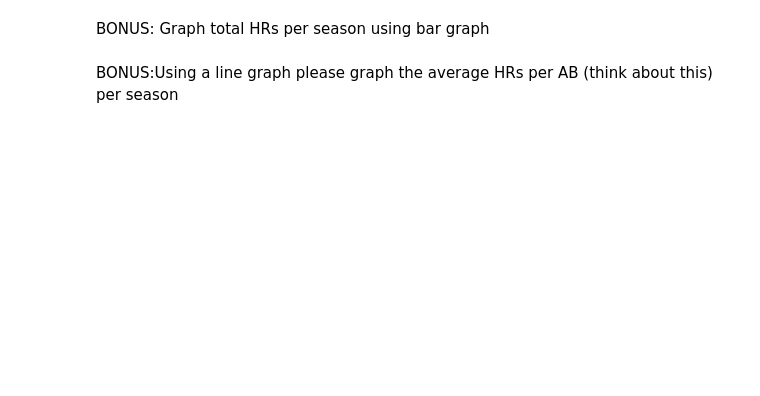
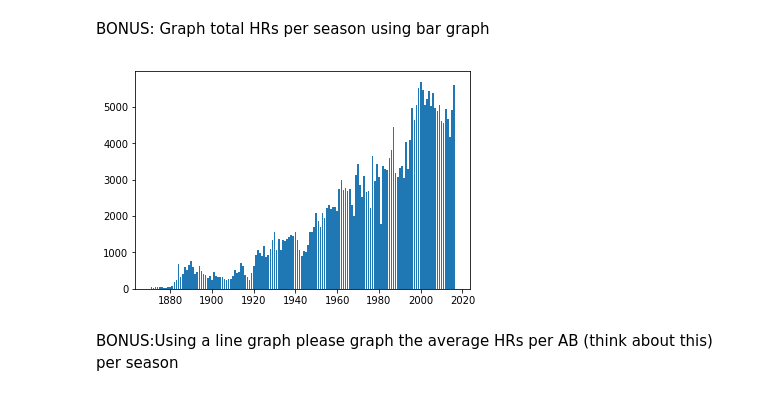
Before and after one commit to adit0817/ProgrammingForDataScience_Assignment2, a Jupyter notebook: Kansara_Adit_Assignment2.ipynb, the cells around one changed output. Drawn from its saved outputs; the diff is of its cells as text; code cells hidden in the pictures; blank space fills up the shorter version.

```diff
--- a/Kansara_Adit_Assignment2.ipynb
+++ b/Kansara_Adit_Assignment2.ipynb
@@ -159,18 +138,14 @@ HighestHitsPlayer
 # %% [markdown]
 10)	Top 5 highest OBP (on base percentage) with at least 500 PAs in 1977?  (Dataframe, first name, last name, OBP, ordered descending by OBP)
 # %%
-# pa = batting[(batting['PA'] >= 500) & (batting['yearID'] == 1977)]
-# pa.sort_values('OBP',ascending=False).head()
-
 PA = df["AB"] + df["BB"] + df["HBP"] + df["SH"] + df["SF"]
 df["PA"] = PA
-OBP = ((df.H + df.IBB + df.HBP) / (df.AB+ df.IBB + df.HBP + df.SH))
-df["OBP"] = OBP
+OnBasePercentage = ((df.H + df.IBB + df.HBP) / (df.AB+ df.IBB + df.HBP + df.SH))
+df["OBP"] = OnBasePercentage
 df.fillna(0 , inplace = True)
 df_avg = (df["H"]/df["AB"])
 df["df_avg"] = df_avg
-Age = df.yearID - df.birthYear
-df["age"] = Age
+
 
 
 PlateAppearence = df[(df["PA"] >= 500) & (df["yearID"] == 1977)]
@@ -376,6 +326,8 @@ SortingMoreThanAtBat
 # %% [markdown]
 24)	 Who is the youngest player to hit 50 or more HRs in a single season? (Dataframe, first name, last name, HRs, season)
 # %%
+PlayerAge = df.yearID - df.birthYear
+df["age"] = PlayerAge
 AggregatingHR = pd.DataFrame(df.groupby(["playerID","yearID","age"]).agg({"HR":sum}))
 YoungestPlayerMoreThan50HR = AggregatingHR[AggregatingHR["HR"] >= 50].reset_index().sort_values("age").head(1)
 YoungestPlayerMoreThan50HR
@@ -392,4 +352,15 @@ j.get_group('fieldpr01')
 # %% [markdown]
 BONUS:  Graph total HRs per season using bar graph
+# %%
+% matplotlib inline
+import matplotlib.pyplot as plt
+TotalHour=df.groupby("yearID").HR.sum().reset_index()
+years=df.yearID.unique()
+plt.bar(years,TotalHour.HR)
+plt.xlabel
+plt.ylabel
+plt.show()
+# %% [output]
+[figure, added]
 # %% [markdown]
 BONUS:Using a line graph please graph the average HRs per AB (think about this) per season
```
Also changed, not shown: parts of 17 cells of this notebook.
